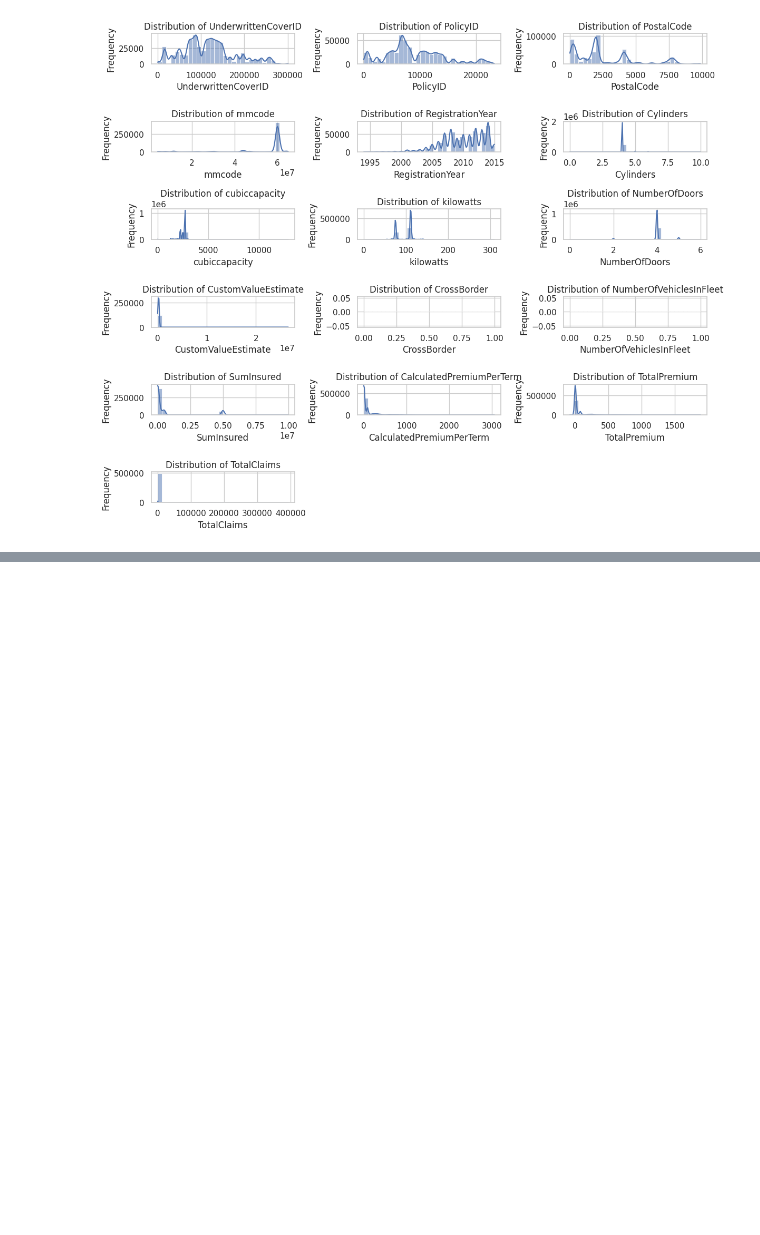
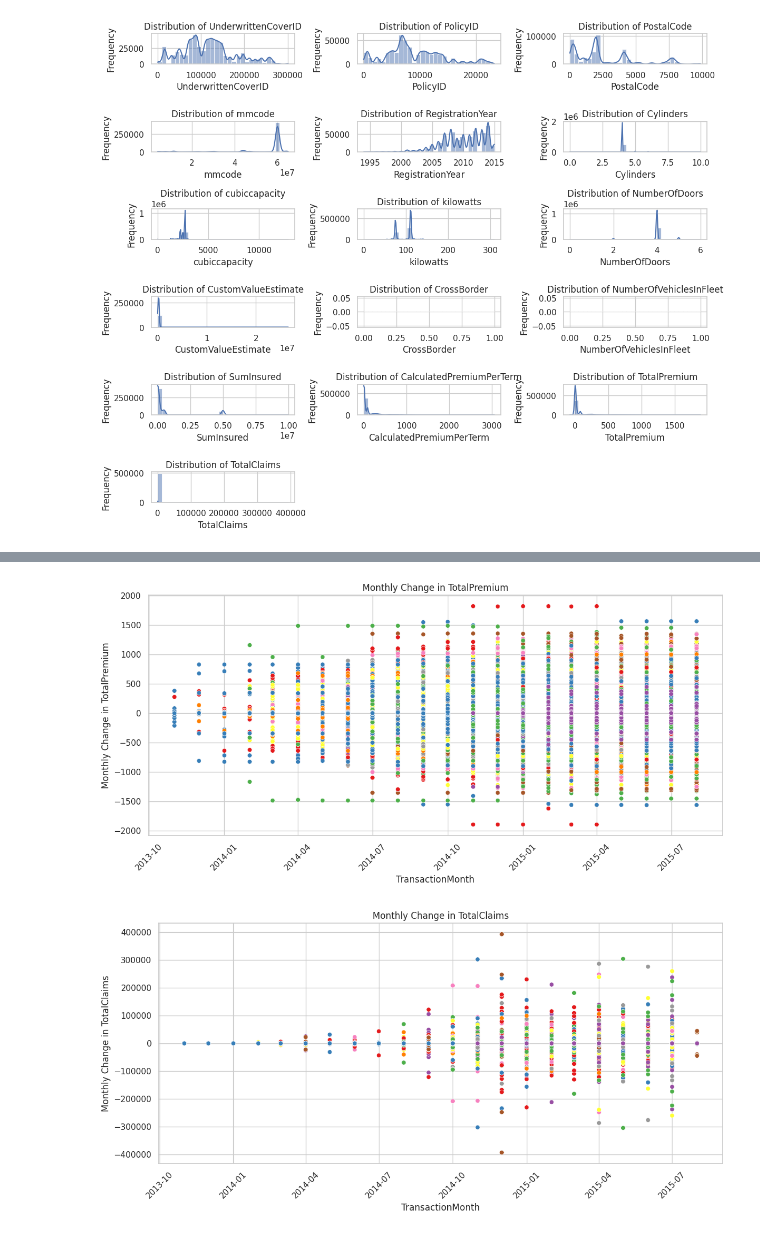
Before and after one commit to helinatefera/10xweek3, a Jupyter notebook: notebooks/task_1.ipynb, the cells around one changed output, grey strips where cells are left out. Cells and saved outputs as stored; diff of their text form; code cells hidden in the pictures; blank space fills up the shorter version.

```diff
--- a/notebooks/task_1.ipynb
+++ b/notebooks/task_1.ipynb
@@ -200,0 +222,43 @@ plt.show()
+# %%
+# Import necessary libraries
+import pandas as pd
+import matplotlib.pyplot as plt
+import seaborn as sns
+
+# Assuming your dataset is in a pandas DataFrame called 'data'
+
+# Convert 'TransactionMonth' to datetime format
+data['TransactionMonth'] = pd.to_datetime(data['TransactionMonth'])
+
+# Sort the data by PostalCode and TransactionMonth
+data = data.sort_values(by=['PostalCode', 'TransactionMonth'])
+
+# Calculate monthly change for TotalPremium and TotalClaims within each PostalCode
+data['MonthlyChangePremium'] = data.groupby('PostalCode')['TotalPremium'].diff()
+data['MonthlyChangeClaims'] = data.groupby('PostalCode')['TotalClaims'].diff()
+
+# Drop rows where monthly change is NaN (first row for each PostalCode)
+data_cleaned = data.dropna(subset=['MonthlyChangePremium', 'MonthlyChangeClaims'])
+
+# Create scatter plot for Monthly Change of TotalPremium
+plt.figure(figsize=(12, 6))
+sns.scatterplot(x='TransactionMonth', y='MonthlyChangePremium', data=data_cleaned, hue='PostalCode', palette='Set1', legend=None)
+plt.title('Monthly Change in TotalPremium')
+plt.xlabel('TransactionMonth')
+plt.ylabel('Monthly Change in TotalPremium')
+plt.xticks(rotation=45)
+plt.tight_layout()
+plt.show()
+
+# Create scatter plot for Monthly Change of TotalClaims
+plt.figure(figsize=(12, 6))
+sns.scatterplot(x='TransactionMonth', y='MonthlyChangeClaims', data=data_cleaned, hue='PostalCode', palette='Set1', legend=None)
+plt.title('Monthly Change in TotalClaims')
+plt.xlabel('TransactionMonth')
+plt.ylabel('Monthly Change in TotalClaims')
+plt.xticks(rotation=45)
+plt.tight_layout()
+plt.show()
+# %% [output]
+[figure, added]
+[figure, added]
```
Also changed, not shown: parts of 4 cells of this notebook.
